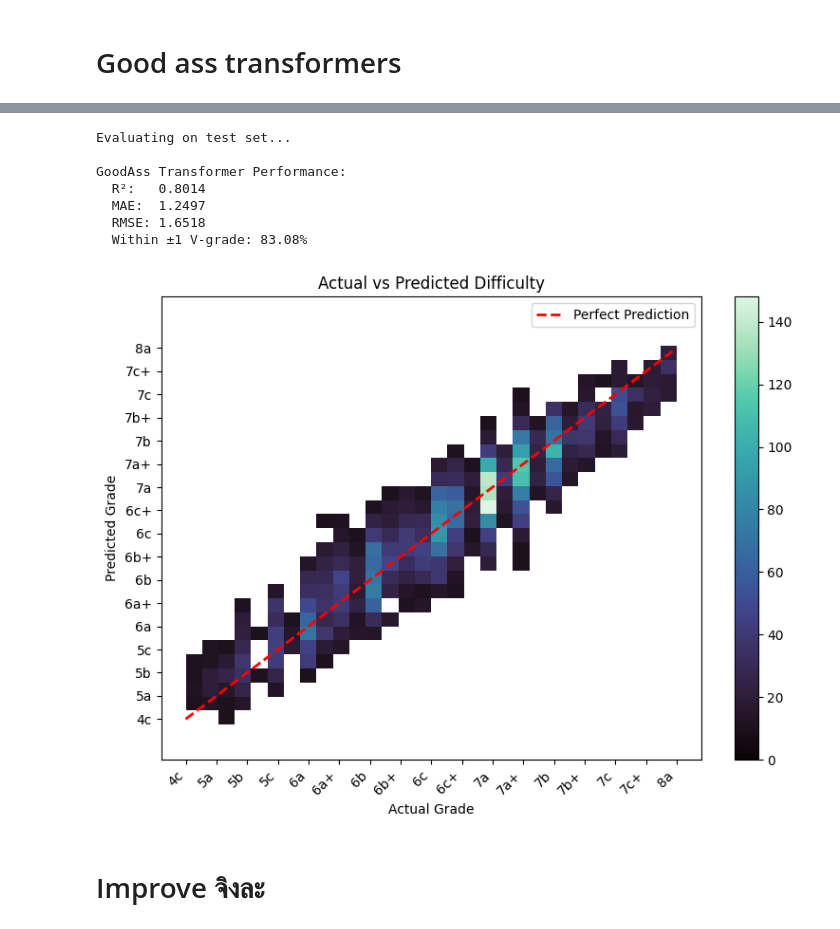
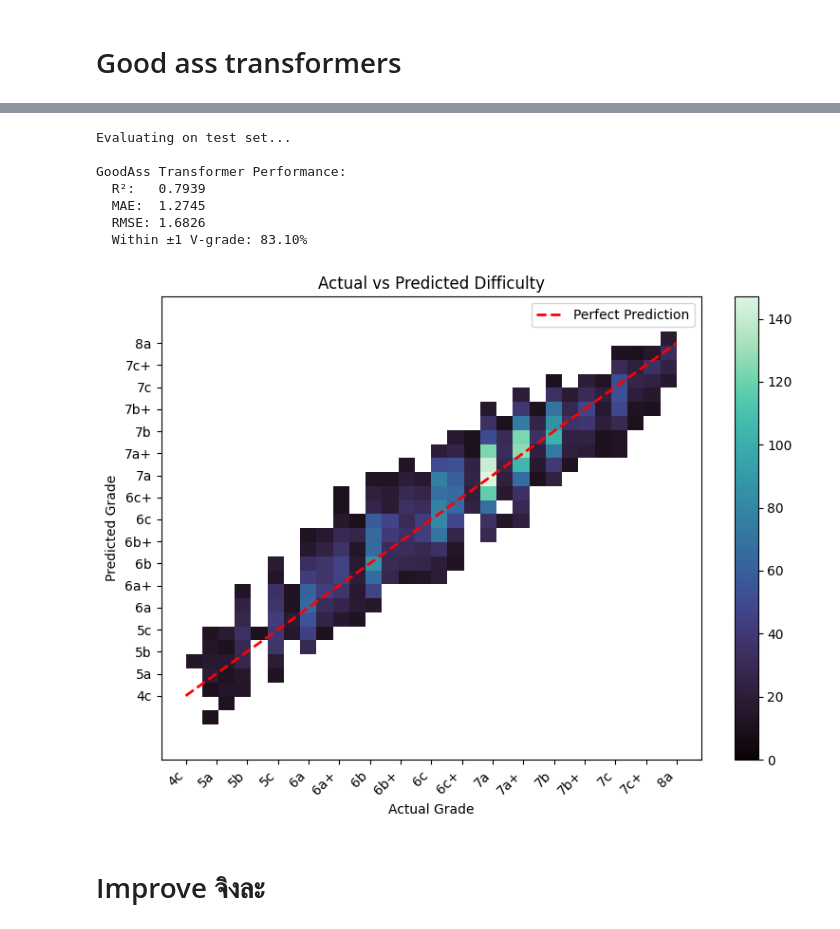
Before and after one commit to nnott3/KilterTransformer, a Jupyter notebook: bert.ipynb, the cells around one changed output, grey strips where cells are left out. Cells and saved outputs as stored; diff of their text form; code cells hidden in the pictures.

Commit message:
good_ass_bert_256

```diff
--- a/bert.ipynb
+++ b/bert.ipynb
@@ -282,8 +284,8 @@ val_df = train_val['test']
 
 print(f"Train: {len(train_df)}, Val: {len(val_df)}, Test: {len(test_df)}")
 
-model_name = 'good_ass_transformer'
-encoder = KilterEncoder(model_name='good_ass_transformer', hidden_dim=128, num_layers=4)
+model_name = 'good_ass_transformer_256'
+encoder = KilterEncoder(model_name=model_name, hidden_dim=256, num_layers=4)
 print(f"Vocabulary size: {encoder.vocab_size}")
 print(f"Model parameters: {sum(p.numel() for p in encoder.model.parameters()):,}")
 print(f"Device: {encoder.device}")
@@ -312,33 +314,34 @@ Epoch 11: Train Loss=1.2522, Val Loss=1.0340, LR=1.61e-04
 # %%
 import numpy as np
 import matplotlib.pyplot as plt
 import seaborn as sns
 from sklearn.metrics import mean_absolute_error, mean_squared_error, r2_score, confusion_matrix
 from src.data_processing import DataPreprocessing
 from src.evaluation import Evaluation
 
 
 # Load best model
-encoder.load_model('good_ass_transformer.pt')
+encoder.load_model('good_ass_transformer_256.pt')
+
 
 # Evaluate
 print("\nEvaluating on test set...")
 y_test = test_df['display_difficulty']
 y_pred = encoder.predict(test_df)
 
 evaluator = Evaluation()
 scores = evaluator.get_scores(y_test, y_pred, "GoodAss Transformer")
 
 evaluator.plot_predictions(y_test, y_pred)
 # %% [output]
 Evaluating on test set...
 
 GoodAss Transformer Performance:
-  R²:   0.8014
-  MAE:  1.2497
-  RMSE: 1.6518
-  Within ±1 V-grade: 83.08%
+  R²:   0.7939
+  MAE:  1.2745
+  RMSE: 1.6826
+  Within ±1 V-grade: 83.10%
-[figure, old version]
+[figure, new version]
 # %% [markdown]
 # Improve จิงละ
 # %%
```
Also changed, not shown: parts of 2 cells of this notebook.
